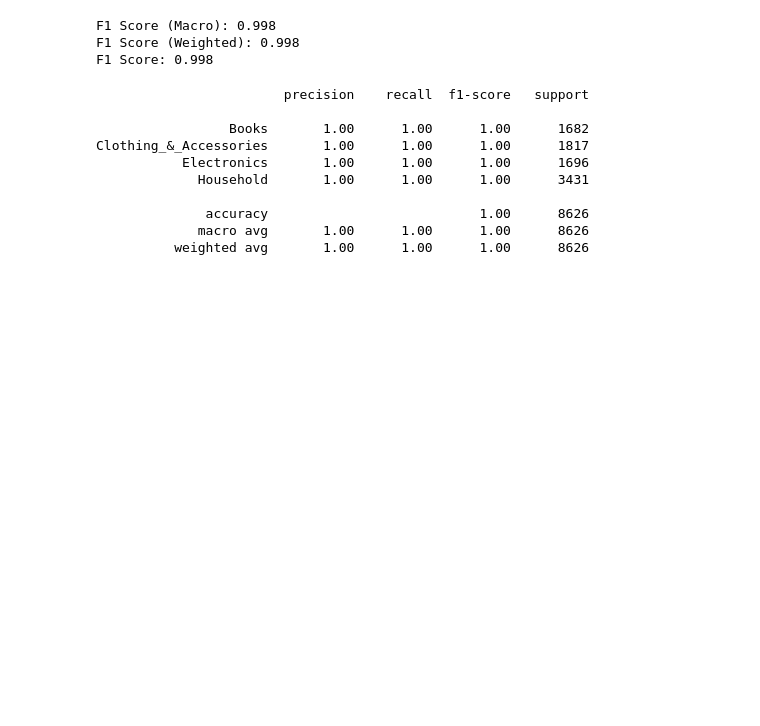
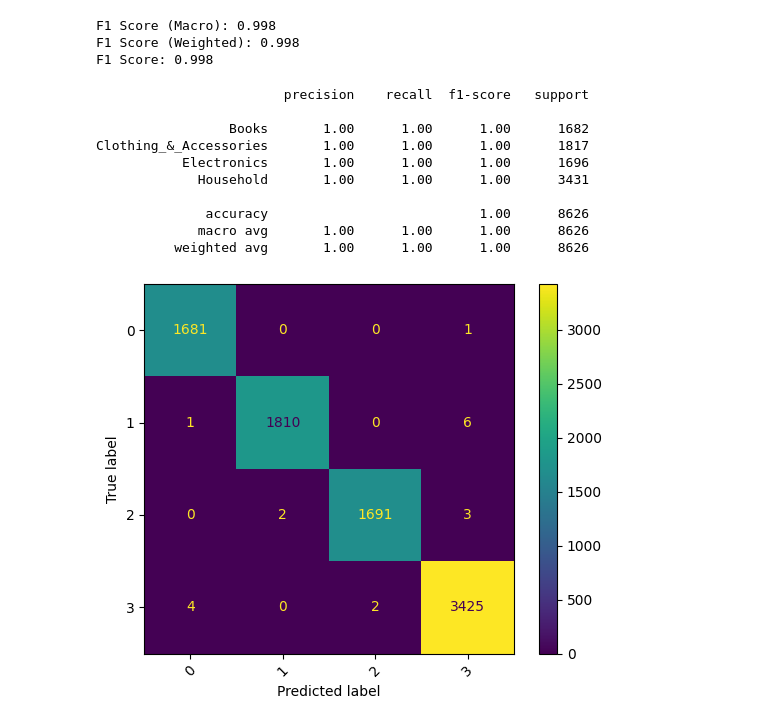
Before and after one commit to fkurushin/ai-in-business, a Jupyter notebook: fasttext.ipynb, the cells around one changed output. Saved outputs shown, nothing was run; the diff lists cells and outputs as text; code cells hidden in the pictures; blank space fills up the shorter version.

```diff
--- a/fasttext.ipynb
+++ b/fasttext.ipynb
@@ -185,6 +185,15 @@ Clothing_&_Accessories       1.00      1.00      1.00      1817
               accuracy                           1.00      8626
              macro avg       1.00      1.00      1.00      8626
           weighted avg       1.00      1.00      1.00      8626
+# %%
+cm = confusion_matrix(true, pred)
+
+disp = ConfusionMatrixDisplay(confusion_matrix=cm)
+disp.plot()
+plt.xticks(rotation=45)
+plt.show()
+# %% [output]
+[figure, added]
 # %%
 # model5.quantize(input='data/train.txt', retrain=True)
 
```
Also changed, not shown: parts of 3 cells of this notebook, 3 other files.
